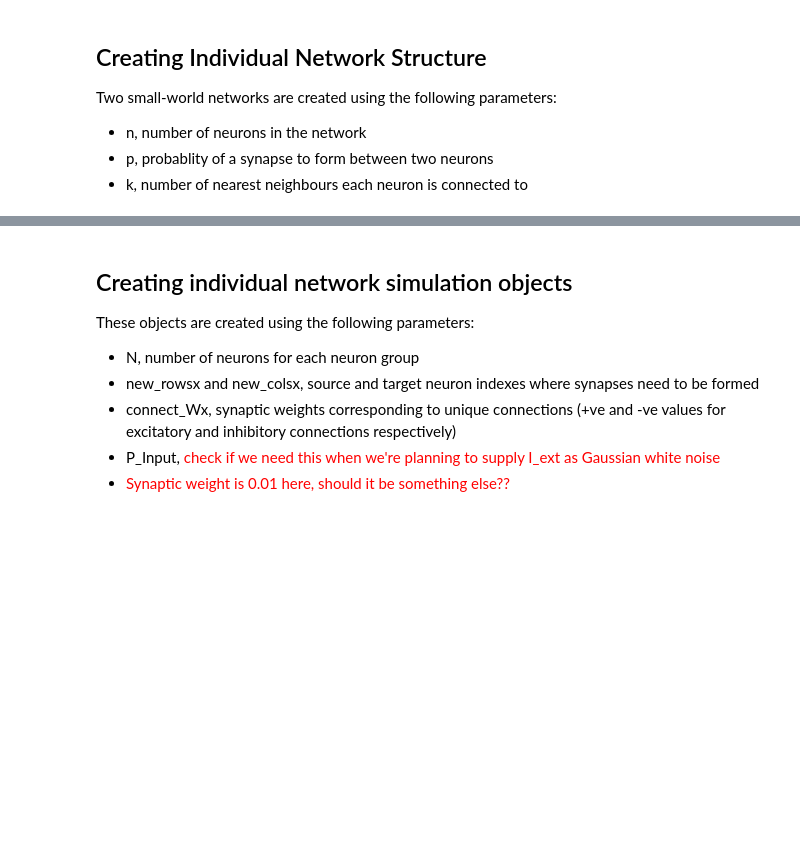
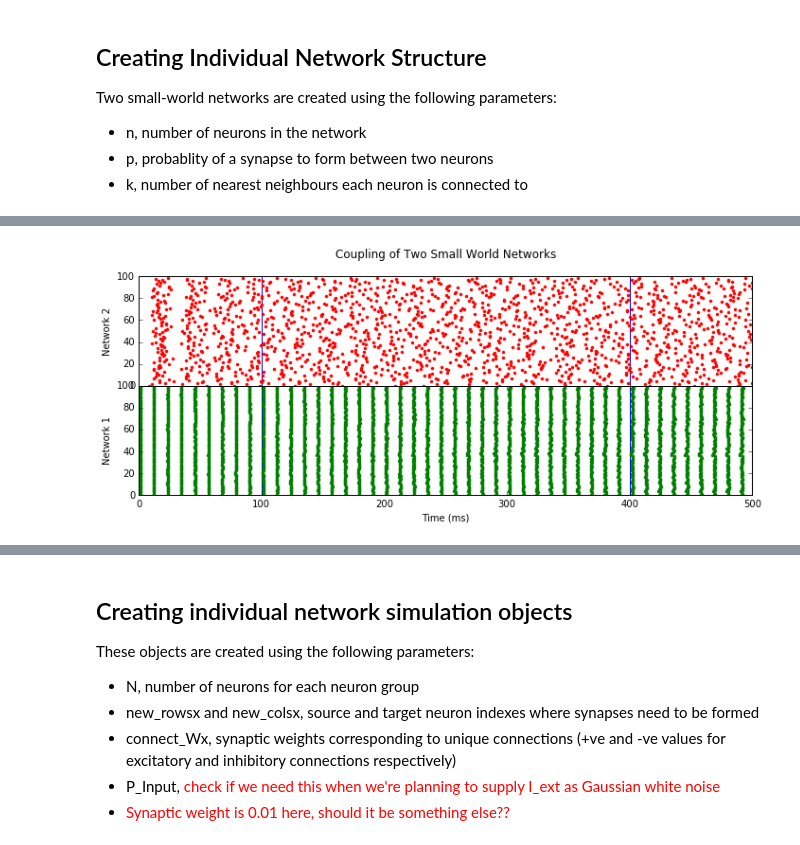
Before and after one commit to KokilaP/Neural-Networks, a Jupyter notebook: N2_BatchSimModel.ipynb, the cells around one changed output, grey strips where cells are left out. Saved outputs shown, nothing was run; the diff lists cells and outputs as text; code cells hidden in the pictures; blank space fills up the shorter version.

```diff
--- a/N2_BatchSimModel.ipynb
+++ b/N2_BatchSimModel.ipynb
@@ -819,0 +943,35 @@ suptitle('Target Small-world Network Connections', fontsize=14, fontweight='bold
+# %%
+def batch_plot(SN1,SN2):
+    # Creating multi-raster plot
+    fig1 = plt.figure()
+
+    # Setting up target network axes (red)
+    ## adjusting axes with the format: [left, bottom, width, height]
+    h = 0.4
+    ax1 = fig1.add_axes([0.1, 0.6, 1.5, h], ylim=(0, n), xlim = (0,run_time))
+    ax1.set_title('Coupling of Two Small World Networks\n')
+    ax1.set_xticks([])
+
+    plt.axvline(x = phase1)
+    plt.axvline(x = phase2)
+    plt.axvline(x = phase3)
+
+    ylabel('Network 2')
+
+    # Setting up source network axes (green)
+    ax2 = fig1.add_axes([0.1, 0.2, 1.5, h], ylim=(0, n), xlim = (0,run_time))
+
+    plt.axvline(x = phase1)
+    plt.axvline(x = phase2)
+    plt.axvline(x = phase3)
+
+    ylabel('Network 1')
+    xlabel('Time (ms)')
+
+    # Plotting both raster plots
+    ax1.plot(SN2.t/ms, SN2.i, '.r'); # target or slave network
+    ax2.plot(SN1.t/ms, SN1.i, '.g'); # source or master network
+# %%
+batch_plot(datastream[0][0],datastream[0][1])
+# %% [output]
+[figure, added]
```
Also changed, not shown: parts of 12 cells of this notebook.
